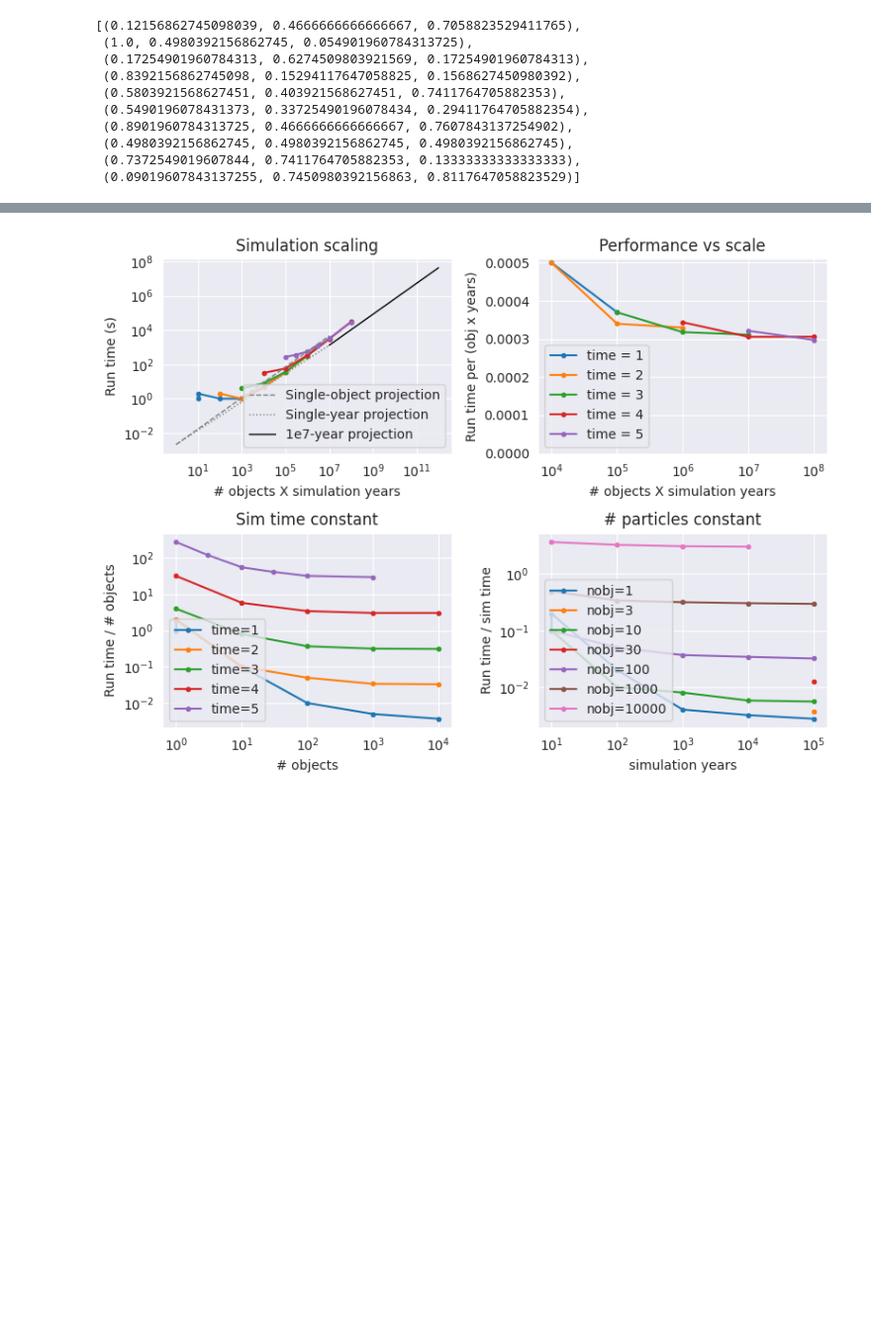
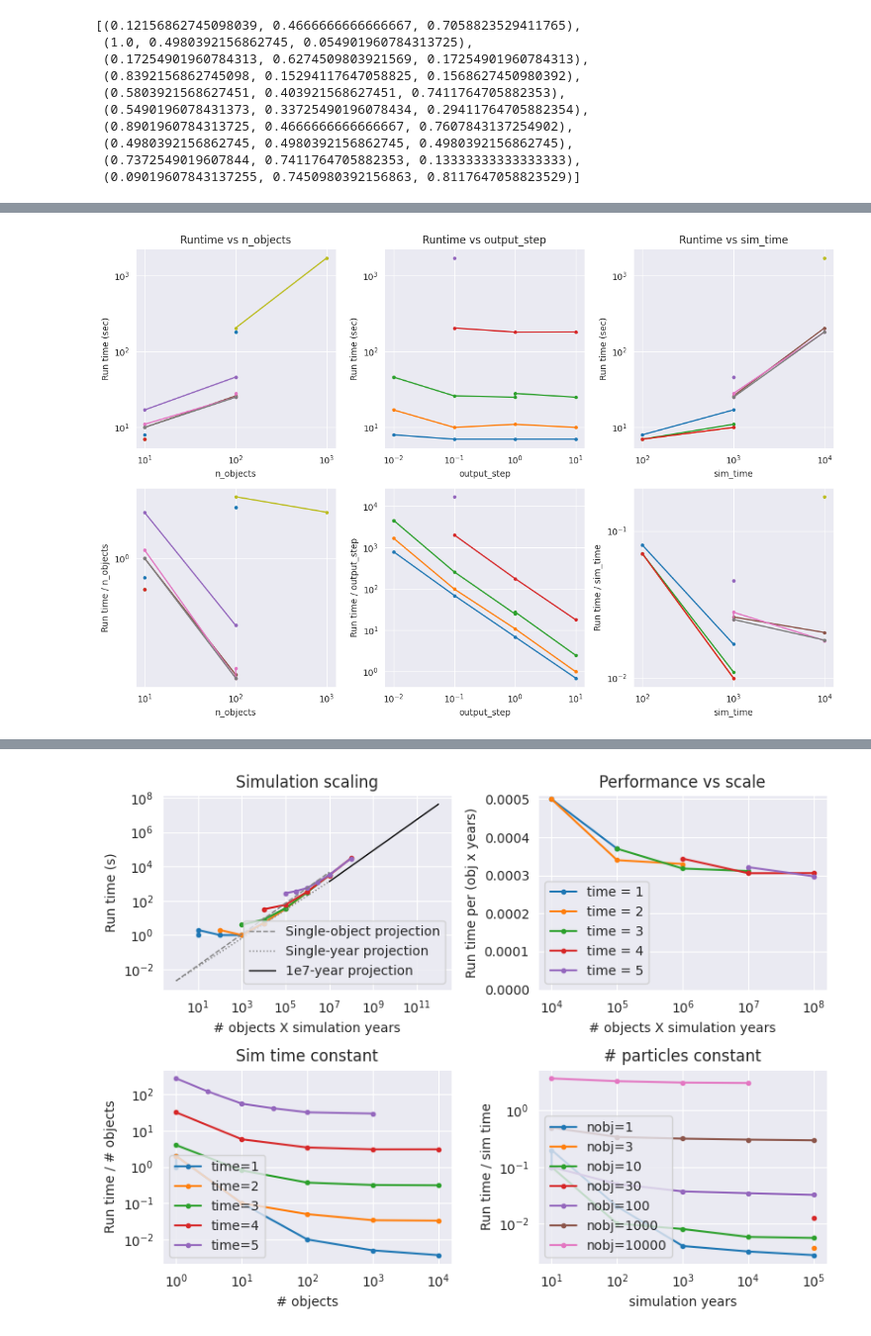
Before and after one commit to danieltalsky/moons, a Jupyter notebook: merc_module/runtime_scaling_visualization.ipynb, the cells around one changed output, grey strips where cells are left out. Shown at 99% size. Drawn from its saved outputs; the diff is of its cells as text; code cells hidden in the pictures; blank space fills up the shorter version.

```diff
--- a/merc_module/runtime_scaling_visualization.ipynb
+++ b/merc_module/runtime_scaling_visualization.ipynb
@@ -63 +69,59 @@ runtimes
+# %%
+f1, ax1 = plt.subplots(2, 3, figsize=[12, 8])
+
+for i, (a,b,c) in enumerate([
+    ("n_objects", "sim_time", "output_step"),
+    ("output_step", "sim_time", "n_objects"),
+    ("sim_time", "n_objects", "output_step"),
+]):
+
+    ax1[0,i].set_title(f"Runtime vs {a}")
+    other_col = f"{b}_and_{c}"
+    runtimes[other_col] = runtimes[b].astype("str") + "_" + runtimes[c].astype("str")
+    for j in range(2):
+        ind=j,i
+        for _, t in enumerate(runtimes[f"{b}_and_{c}"].unique()):
+            tmp = runtimes.loc[(runtimes[f"{b}_and_{c}"] == t)].sort_values(a)
+            if j == 0:
+                ax1[ind].plot(tmp[a], tmp["runtime"], marker="o", ms=3, label=t)
+            else:
+                ax1[ind].plot(tmp[a], tmp["runtime"]/tmp[a], marker="o", ms=3, label=t)
+        if j == 0:
+            ax1[ind].set_ylabel(f"Run time (sec)")
+        else:
+            ax1[ind].set_ylabel(f"Run time / {a}")
+        ax1[ind].set_xlabel(a)
+        # ax1[ind].legend(loc="lower left")
+        ax1[ind].set_xscale("log")
+        ax1[ind].set_yscale("log")
+
+# i=0,1
+# a, b, c = "output_step", "sim_time", "n_objects"
+# ax1[i].set_title(f"Runtime vs {a}")
+# runtimes[f"{b}_and_{c}"] = runtimes[b].astype("str") + "_" + runtimes[c].astype("str")
+# for _, t in enumerate(runtimes[f"{b}_and_{c}"].unique()):
+#     tmp = runtimes.loc[(runtimes[f"{b}_and_{c}"] == t)].sort_values(a)
+#     ax1[i].plot(tmp[a], tmp["runtime"]/tmp[a], marker="o", ms=3, label=t)
+# ax1[i].set_xlabel(a)
+# ax1[i].set_ylabel(f"Run time / {a}")
+# ax1[i].legend(loc="lower left")
+# ax1[i].set_xscale("log")
+# ax1[i].set_yscale("log")
+
+# i=1,0
+# a, b, c = "sim_time", "n_objects", "output_step"
+# ax1[i].set_title(f"Runtime vs {a}")
+# runtimes[f"{b}_and_{c}"] = runtimes[b].astype("str") + "_" + runtimes[c].astype("str")
+# for _, t in enumerate(runtimes[f"{b}_and_{c}"].unique()):
+#     tmp = runtimes.loc[(runtimes[f"{b}_and_{c}"] == t)].sort_values(a)
+#     ax1[i].plot(tmp[a], tmp["runtime"]/tmp[a], marker="o", ms=3, label=t)
+# ax1[i].set_xlabel(a)
+# ax1[i].set_ylabel(f"Run time / {a}")
+# ax1[i].legend(loc="lower left")
+# ax1[i].set_xscale("log")
+# ax1[i].set_yscale("log")
+
+plt.tight_layout()
+# %% [output]
+[figure, added]
 # %%
```
Also changed, not shown: parts of 10 cells of this notebook, 2 other files.
